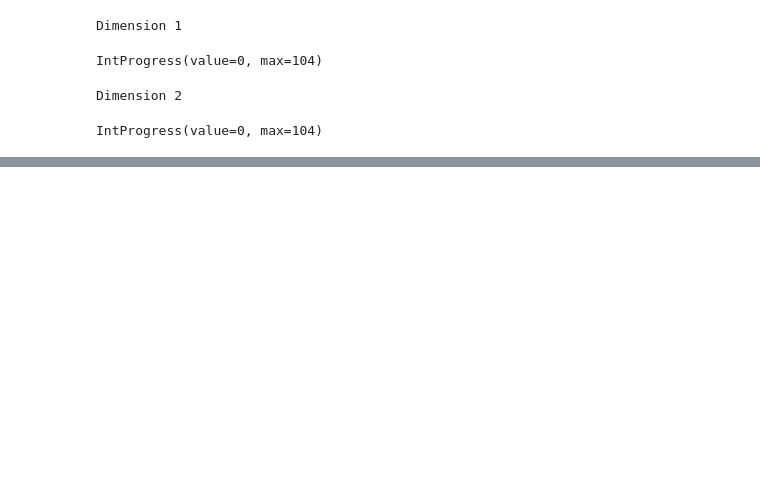
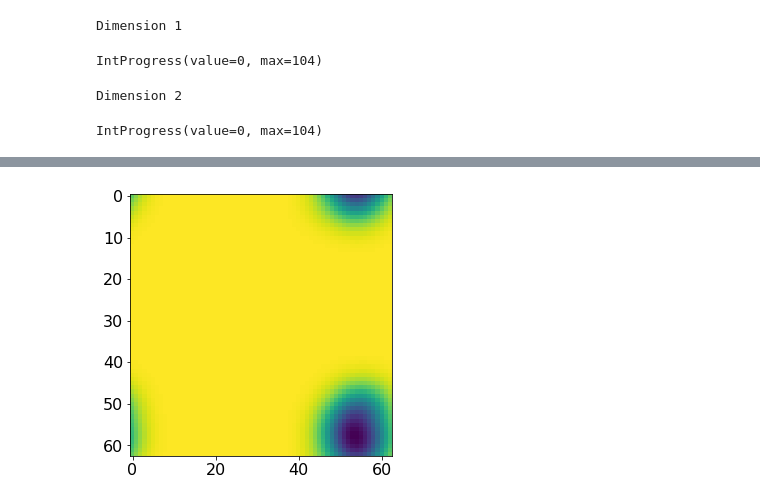
Before and after one commit to dominicp6/mdfeature, a Jupyter notebook: notebooks/test_mdfeature.ipynb, the cells around one changed output, grey strips where cells are left out. Saved outputs shown, nothing was run; the diff lists cells and outputs as text; code cells hidden in the pictures; blank space fills up the shorter version.

```diff
--- a/notebooks/test_mdfeature.ipynb
+++ b/notebooks/test_mdfeature.ipynb
@@ -416,0 +454,31 @@ plt.show()
+# %%
+pdb = PDBFile('./alanine-dipeptide-explicit.pdb')
+
+forcefield = ForceField('amber14-all.xml', 'amber14/tip3p.xml')
+system = forcefield.createSystem(pdb.topology, nonbondedMethod=PME, constraints=HBonds)
+
+
+# Define collective variables for phi and psi.
+cv1 = CustomTorsionForce('theta')
+cv1.addTorsion(int(cv_indices[0][0]), int(cv_indices[0][1]), int(cv_indices[0][2]), int(cv_indices[0][3]))
+phi = metadynamics.BiasVariable(cv1, -np.pi, np.pi, 0.5, True)
+
+cv2 = CustomTorsionForce('theta')
+cv2.addTorsion(int(cv_indices[1][0]), int(cv_indices[1][1]), int(cv_indices[1][2]), int(cv_indices[1][3]))
+psi = metadynamics.BiasVariable(cv2, -np.pi, np.pi, 0.5, True)
+
+# Set up the simulation.
+meta = metadynamics.Metadynamics(system, [phi, psi], 300.0*kelvin, 1000.0, 1.0*kilojoules_per_mole, 100)
+integrator = LangevinIntegrator(300*kelvin, 1.0/picosecond, 0.002*picoseconds)
+simulation = Simulation(pdb.topology, system, integrator, platform=Platform.getPlatformByName('OpenCL'))
+simulation.context.setPositions(pdb.positions)
+
+# Run the simulation and plot the free energy landscape.
+
+for i in range(5):
+    meta.step(simulation, 1000)
+    # print (meta._bias)
+plt.imshow(meta.getFreeEnergy())
+plt.show()
+# %% [output]
+[figure, added]
```
Also changed, not shown: parts of 15 cells of this notebook, 1 other file.
